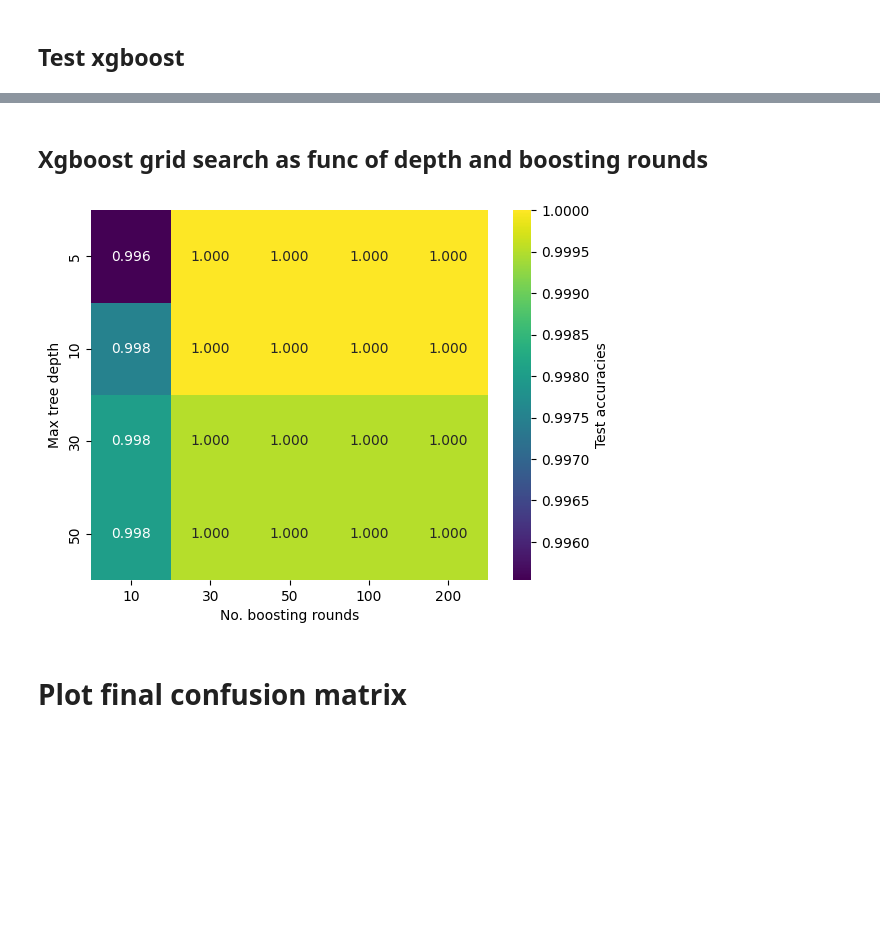
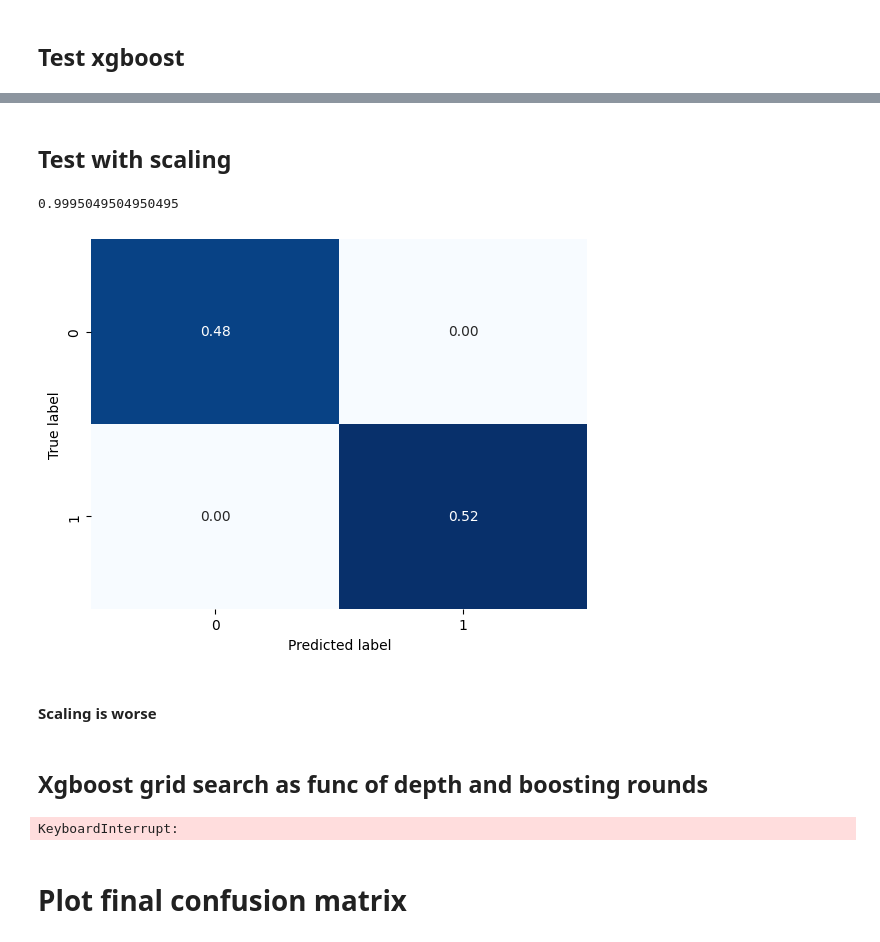
Before and after one commit to LassePladsen/FYS-STK3155-projects, a Jupyter notebook: project3/source-code/xgboost_classification.ipynb, the cells around one changed output, grey strips where cells are left out. Cells and saved outputs as stored; diff of their text form; code cells hidden in the pictures; blank space fills up the shorter version.

```diff
--- a/project3/source-code/xgboost_classification.ipynb
+++ b/project3/source-code/xgboost_classification.ipynb
@@ -11,5 +11,8 @@ from get_data import get_balanced_exoplanet_data
 
 warnings.simplefilter("ignore")
+# %%
+x_train, x_test, y_train, y_test = get_balanced_exoplanet_data()
+x_train_scaled, x_test_scaled, y_train_scaled, y_test_scaled = get_scaled_balanced_exoplanet_data()
 # %% [markdown]
 ## Test xgboost
 # %%
@@ -50,3 +51,33 @@ print(accuracy_score(y_test, pred))
+# %% [markdown]
+## Test with scaling
+# %%
+model = xgb.XGBClassifier(
+    max_depth=depth,
+    random_state=rng_seed,
+    class_weight="balanced",
+    n_estimators=boosting_rounds,
+)
+model.fit(x_train_scaled, y_train_scaled)
+pred = model.predict(x_test_scaled)
+
+# Confusion matrix
+sns.heatmap(
+    confusion_matrix(y_test_scaled, pred, normalize="all"),
+    annot=True,
+    cmap=cmap,
+    cbar=False,
+    fmt=fmt,
+)
+plt.xlabel("Predicted label")
+plt.ylabel("True label")
+
+# Metrics
+print(accuracy_score(y_test_scaled, pred))
+# %% [output]
+0.9995049504950495
+[figure, added]
+# %% [markdown]
+#### Scaling is worse
 # %% [markdown]
 ## Xgboost grid search as func of depth and boosting rounds
 # %%
@@ -87,7 +118,7 @@ if filename:
     plt.savefig(filename)
 plt.show();
 # %% [output]
-[figure, removed]
+KeyboardInterrupt:
 # %% [markdown]
 # Plot final confusion matrix
 # %%
```
Also changed, not shown: parts of 3 cells of this notebook, 2 other files.
